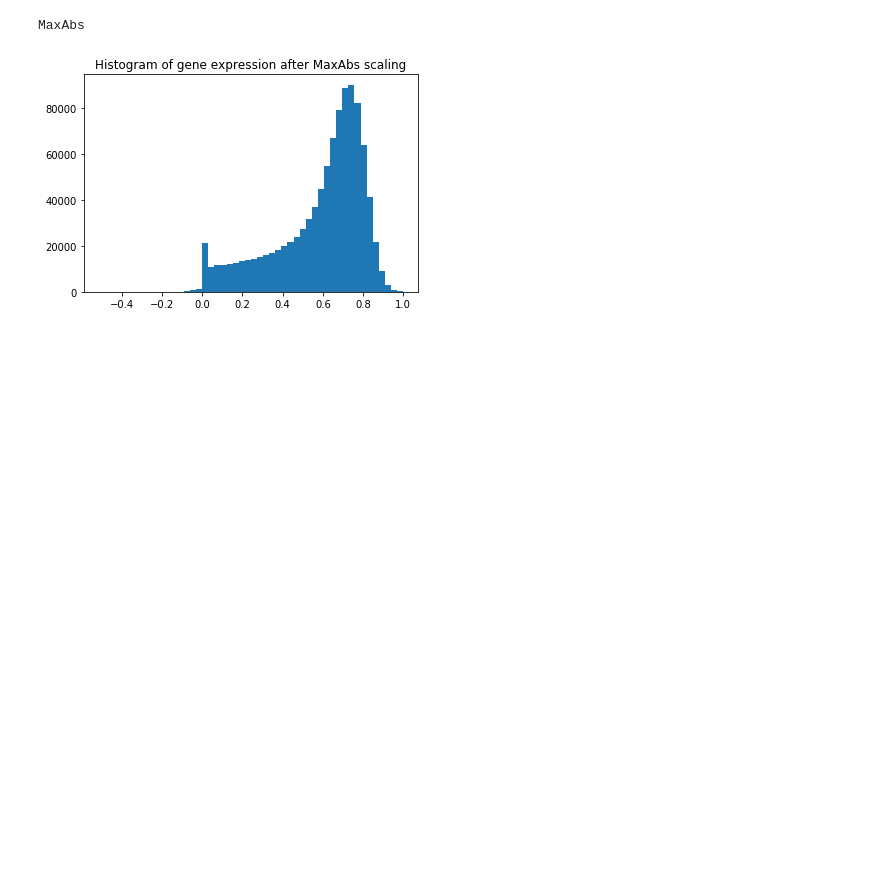
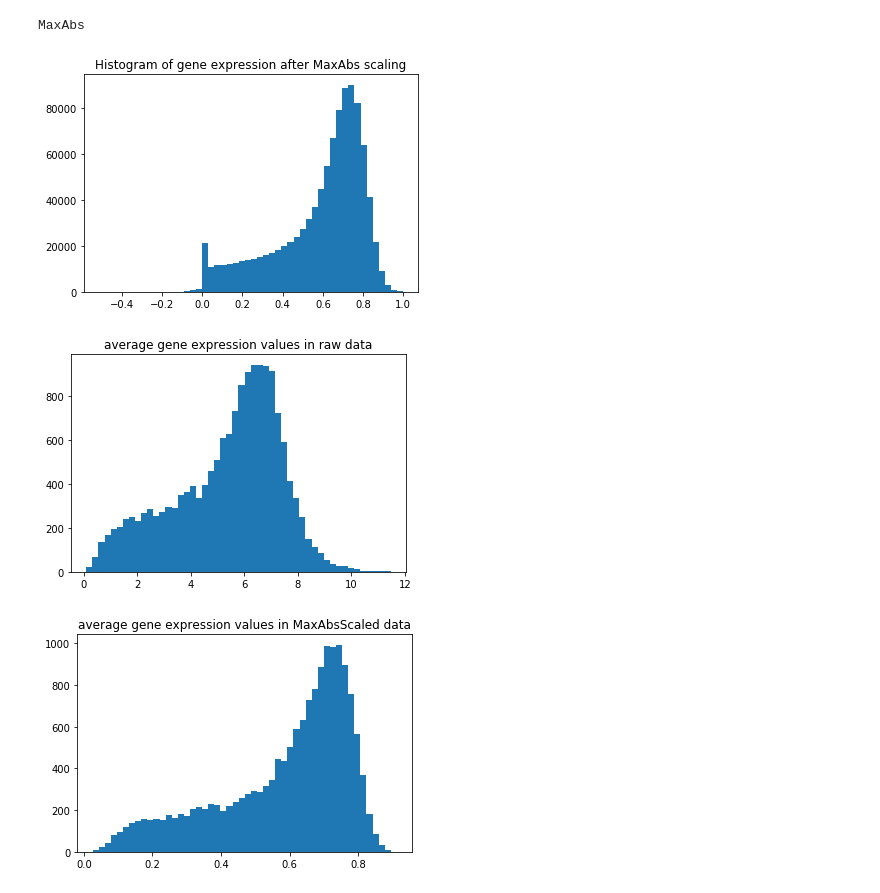
Before and after one commit to jvivian/DeepTCGA, a Jupyter notebook: Preprocessing.ipynb, the cells around one changed output. Drawn from its saved outputs; the diff is of its cells as text; code cells hidden in the pictures; blank space fills up the shorter version.

Commit message:
comparing different scaling method and decid which one to use, decision is just to use the log transformed raw data

```diff
--- a/Preprocessing.ipynb
+++ b/Preprocessing.ipynb
@@ -247,3 +247,22 @@ Standard
 [figure]
 MaxAbs
 [figure]
+# %%
+# summation of gene expression values in raw and MaxAbsScaled data
+
+df_raw = pd.read_csv("./data/mRNA_cleaned_labeled_all.csv",
+                     index_col="sample_id")
+df_scaled = pd.read_csv("./data/mRNA_cleaned_labeled_all_MaxAbsScaled.csv",
+                        index_col="sample_id")
+# %%
+raw_mean_ge = df_raw[df_raw.columns[3:]].mean(axis=0)
+scaled_mean_ge = df_scaled[df_scaled.columns[3:]].mean(axis=0)
+plt.hist(raw_mean_ge, bins=50)
+plt.title("average gene expression values in raw data")
+plt.show()
+plt.hist(scaled_mean_ge, bins=50)
+plt.title("average gene expression values in MaxAbsScaled data")
+plt.show()
+# %% [output]
+[figure, added]
+[figure, added]
```
